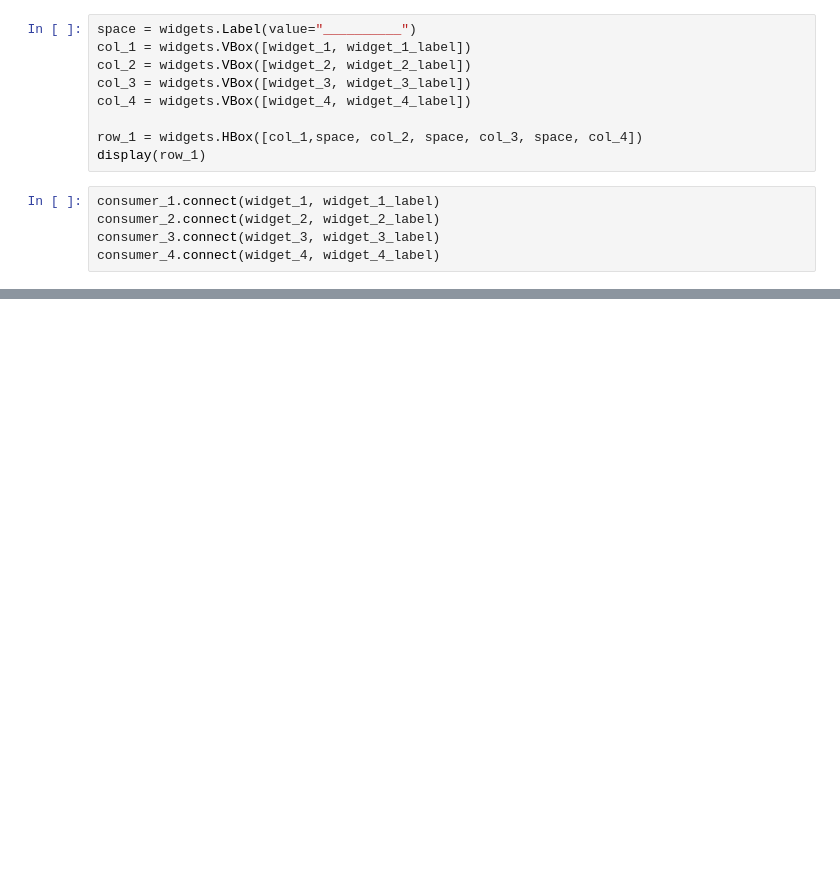
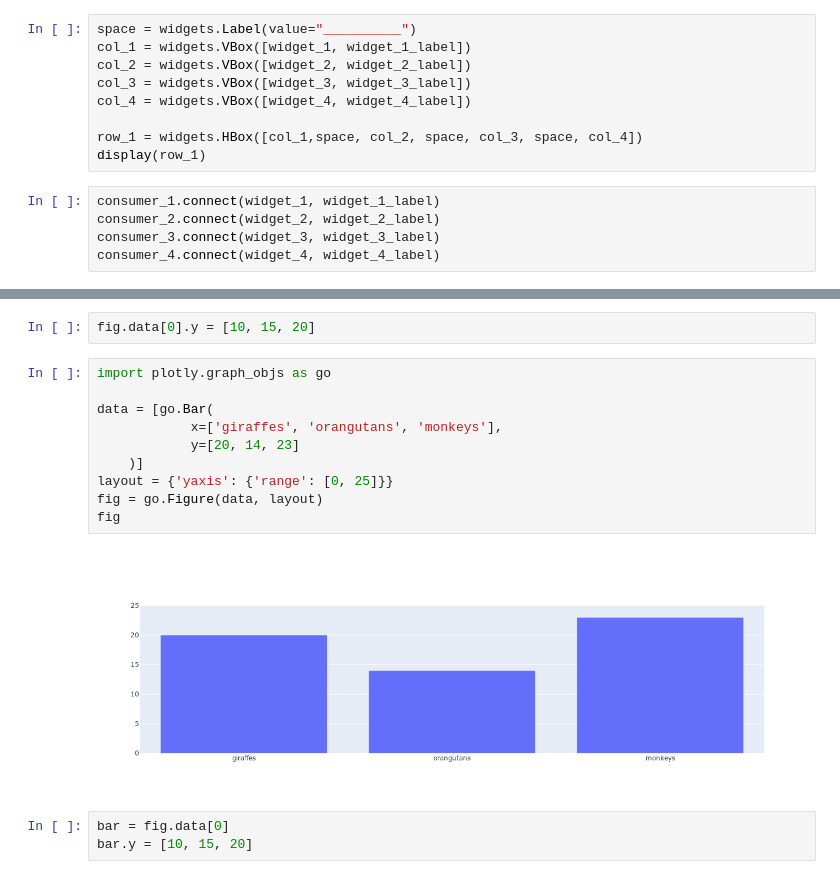
Before and after one commit to santanche/java2learn, a Jupyter notebook: notebooks/pt/c04components/s03message-bus/3.iot-dashboard-python.ipynb, the cells around one changed output, grey strips where cells are left out. Cells and saved outputs as stored; diff of their text form; blank space fills up the shorter version.

```diff
--- a/notebooks/pt/c04components/s03message-bus/3.iot-dashboard-python.ipynb
+++ b/notebooks/pt/c04components/s03message-bus/3.iot-dashboard-python.ipynb
@@ -37,0 +53,17 @@ consumer_4.connect(widget_4, widget_4_label)
+# %%
+fig.data[0].y = [10, 15, 20]
+# %%
+import plotly.graph_objs as go
+
+data = [go.Bar(
+            x=['giraffes', 'orangutans', 'monkeys'],
+            y=[20, 14, 23]
+    )]
+layout = {'yaxis': {'range': [0, 25]}}
+fig = go.Figure(data, layout)
+fig
+# %% [output]
+[figure, added]
+# %%
+bar = fig.data[0]
+bar.y = [10, 15, 20]
```
Also changed, not shown: parts of 3 cells of this notebook, 5 other files.
